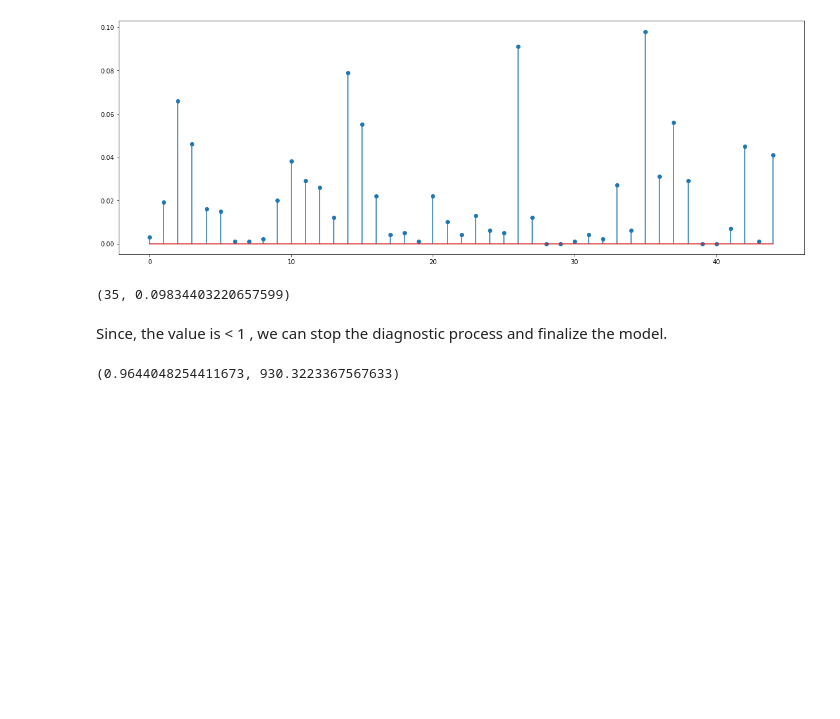
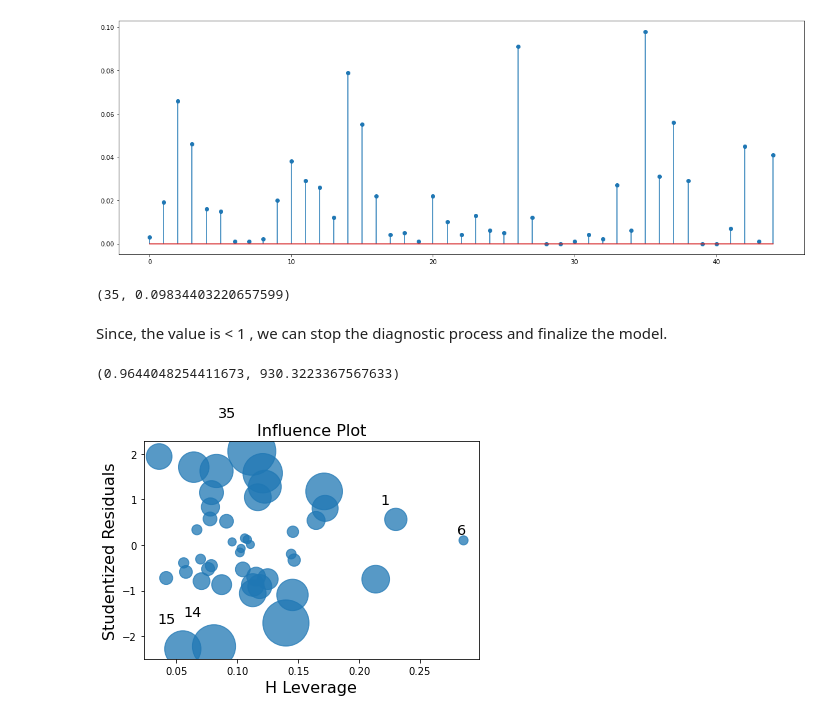
Before and after one commit to shanazdewan/Excelr-assignment, a Jupyter notebook: 50 Startups- Multiple Linear Regression.ipynb, the cells around one changed output. Saved outputs shown, nothing was run; the diff lists cells and outputs as text; code cells hidden in the pictures; blank space fills up the shorter version.

```diff
--- a/50 Startups- Multiple Linear Regression.ipynb
+++ b/50 Startups- Multiple Linear Regression.ipynb
@@ -679,11 +674,16 @@ plt.show()
 (np.argmax(c_4),np.max(c_4))
 # %% [output]
 (35, 0.09834403220657599)
-# %% [markdown]
-Since, the value is < 1 , we can stop the diagnostic process and finalize the model.
+# %% [markdown]
+Since, the value is < 1 , we can stop the diagnostic process and finalize the model.
 # %%
 model_final = smf.ols("Profit~RD+Admin+Marketing+SC",data=data3).fit()
 # %%
 (model_final.rsquared,model_final.aic)
 # %% [output]
 (0.9644048254411673, 930.3223367567633)
+# %%
+influence_plot(model_final)
+plt.show()
+# %% [output]
+[figure, added]
```
Also changed, not shown: parts of 24 cells of this notebook.
